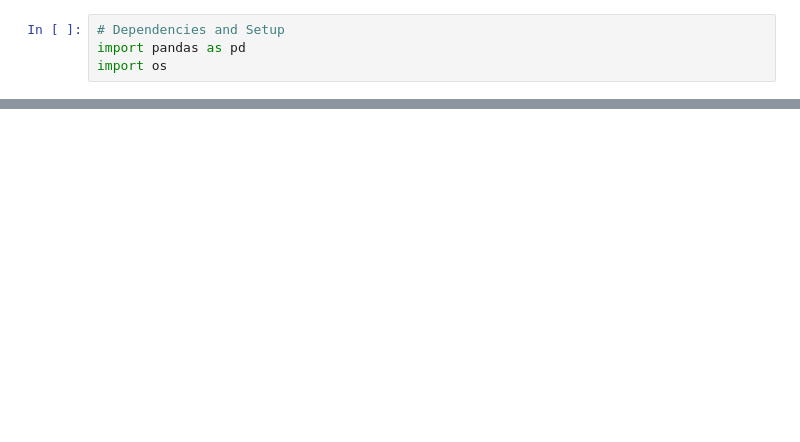
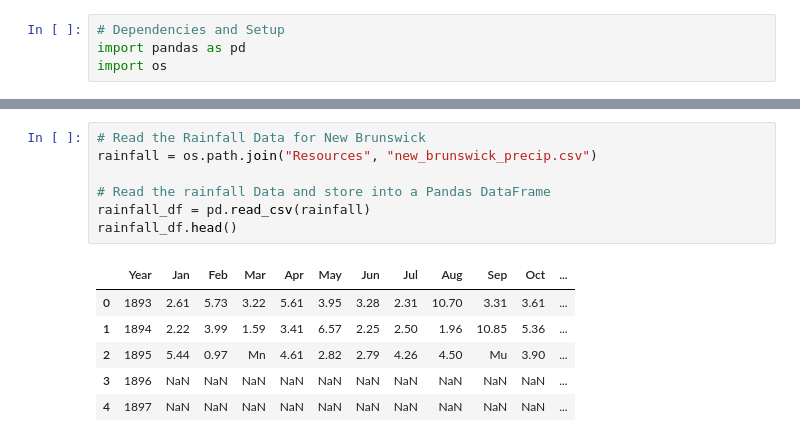
Before and after one commit to c-ramos/NJ_Flood_Risk_Capstone, a Jupyter notebook: NJ_Flood_Risk.ipynb, the cells around one changed output, grey strips where cells are left out. Saved outputs shown, nothing was run; the diff lists cells and outputs as text; blank space fills up the shorter version.

```diff
--- a/NJ_Flood_Risk.ipynb
+++ b/NJ_Flood_Risk.ipynb
@@ -28,0 +75,14 @@ AttributeError: 'DataFrame' object has no attribute 'datatypes'
+# %%
+# Read the Rainfall Data for New Brunswick
+rainfall = os.path.join("Resources", "new_brunswick_precip.csv")
+
+# Read the rainfall Data and store into a Pandas DataFrame
+rainfall_df = pd.read_csv(rainfall)
+rainfall_df.head()
+# %% [output]
+|  | Year | Jan | Feb | Mar | Apr | May | Jun | Jul | Aug | Sep | Oct | ... |
+| 0 | 1893 | 2.61 | 5.73 | 3.22 | 5.61 | 3.95 | 3.28 | 2.31 | 10.70 | 3.31 | 3.61 | ... |
+| 1 | 1894 | 2.22 | 3.99 | 1.59 | 3.41 | 6.57 | 2.25 | 2.50 | 1.96 | 10.85 | 5.36 | ... |
+| 2 | 1895 | 5.44 | 0.97 | Mn | 4.61 | 2.82 | 2.79 | 4.26 | 4.50 | Mu | 3.90 | ... |
+| 3 | 1896 | NaN | NaN | NaN | NaN | NaN | NaN | NaN | NaN | NaN | NaN | ... |
+| 4 | 1897 | NaN | NaN | NaN | NaN | NaN | NaN | NaN | NaN | NaN | NaN | ... |
```
Also changed, not shown: parts of 23 cells of this notebook, 5 other files.
